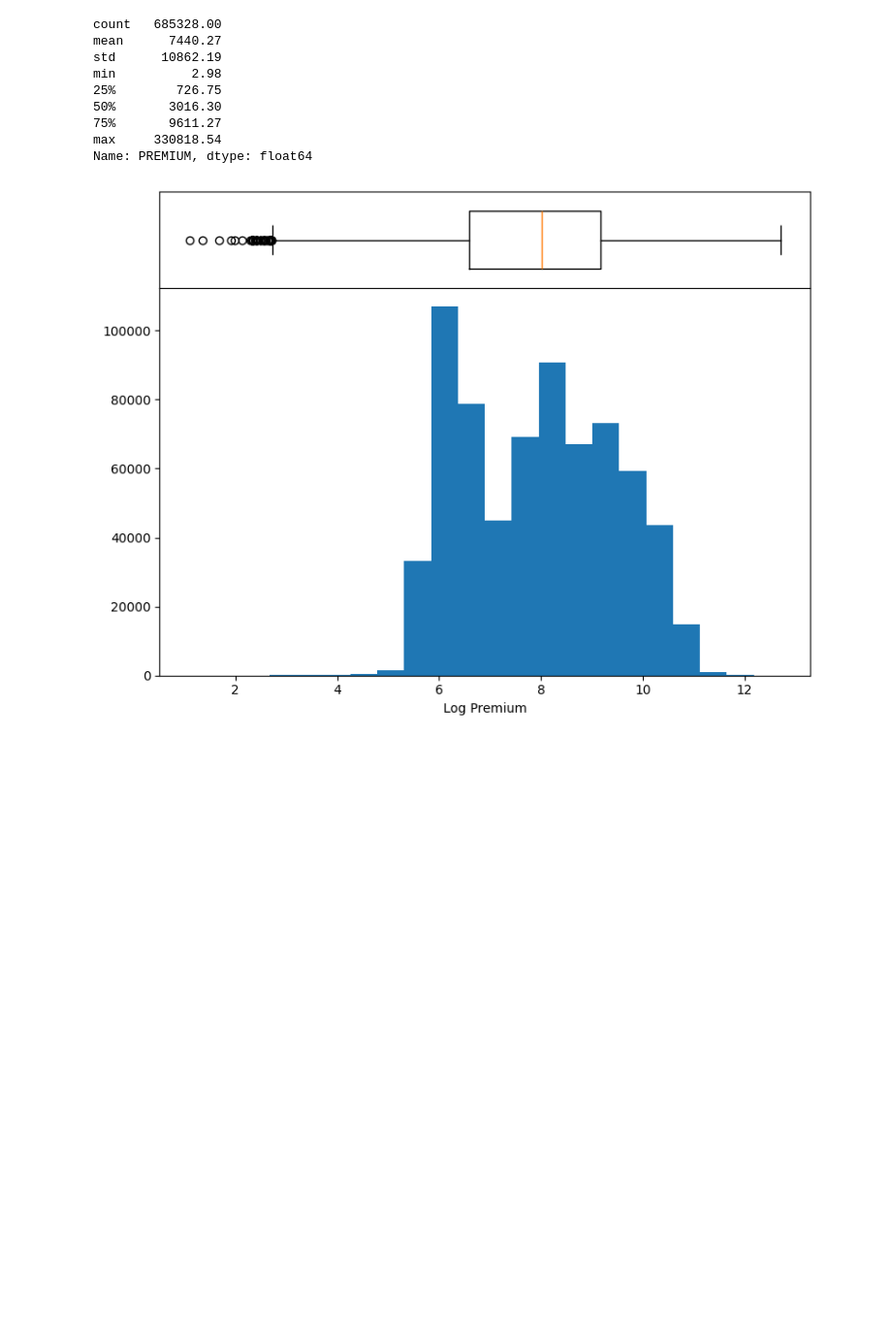
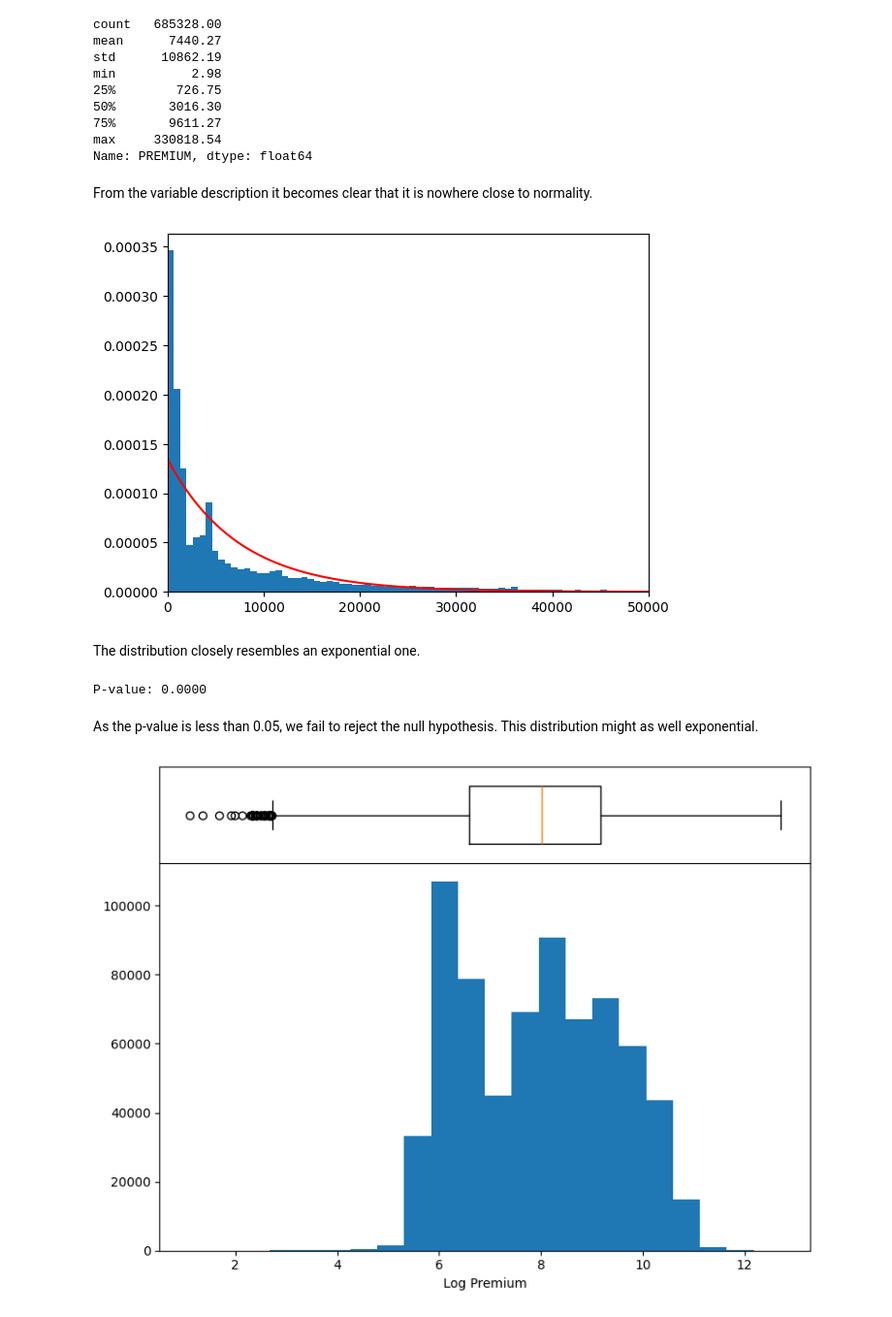
Before and after one commit to Mykolazaz/ethiopian-insurance-premiums, a Jupyter notebook: Basics.ipynb, the cells around one changed output. Shown: that part at 97% size. Drawn from its saved outputs; the diff is of its cells as text; code cells hidden in the pictures; blank space fills up the shorter version.

```diff
--- a/Basics.ipynb
+++ b/Basics.ipynb
@@ -613,6 +622,30 @@ min          2.98
 75%       9611.27
 max     330818.54
 Name: PREMIUM, dtype: float64
+# %% [markdown]
+From the variable description it becomes clear that it is nowhere close to normality.
+# %%
+params = expon.fit(insurance_data["PREMIUM"])
+
+x = np.linspace(0, 50000, 1000)
+pdf = expon.pdf(x, *params)
+
+plt.hist(insurance_data["PREMIUM"], bins=500, density=True)
+plt.plot(x, pdf, 'r')
+plt.xlim([0, 50000])
+plt.show()
+# %% [output]
+[figure, added]
+# %% [markdown]
+The distribution closely resembles an exponential one.
+# %%
+D, p_value = kstest(insurance_data["PREMIUM"], 'expon', args=params)
+
+print(f"P-value: {p_value:.4f}")
+# %% [output]
+P-value: 0.0000
+# %% [markdown]
+As the p-value is less than 0.05, we fail to reject the null hypothesis. This distribution might as well exponential.
 # %%
 log_premiums = np.log(insurance_data["PREMIUM"])
 
```
Also changed, not shown: parts of 13 cells of this notebook.
